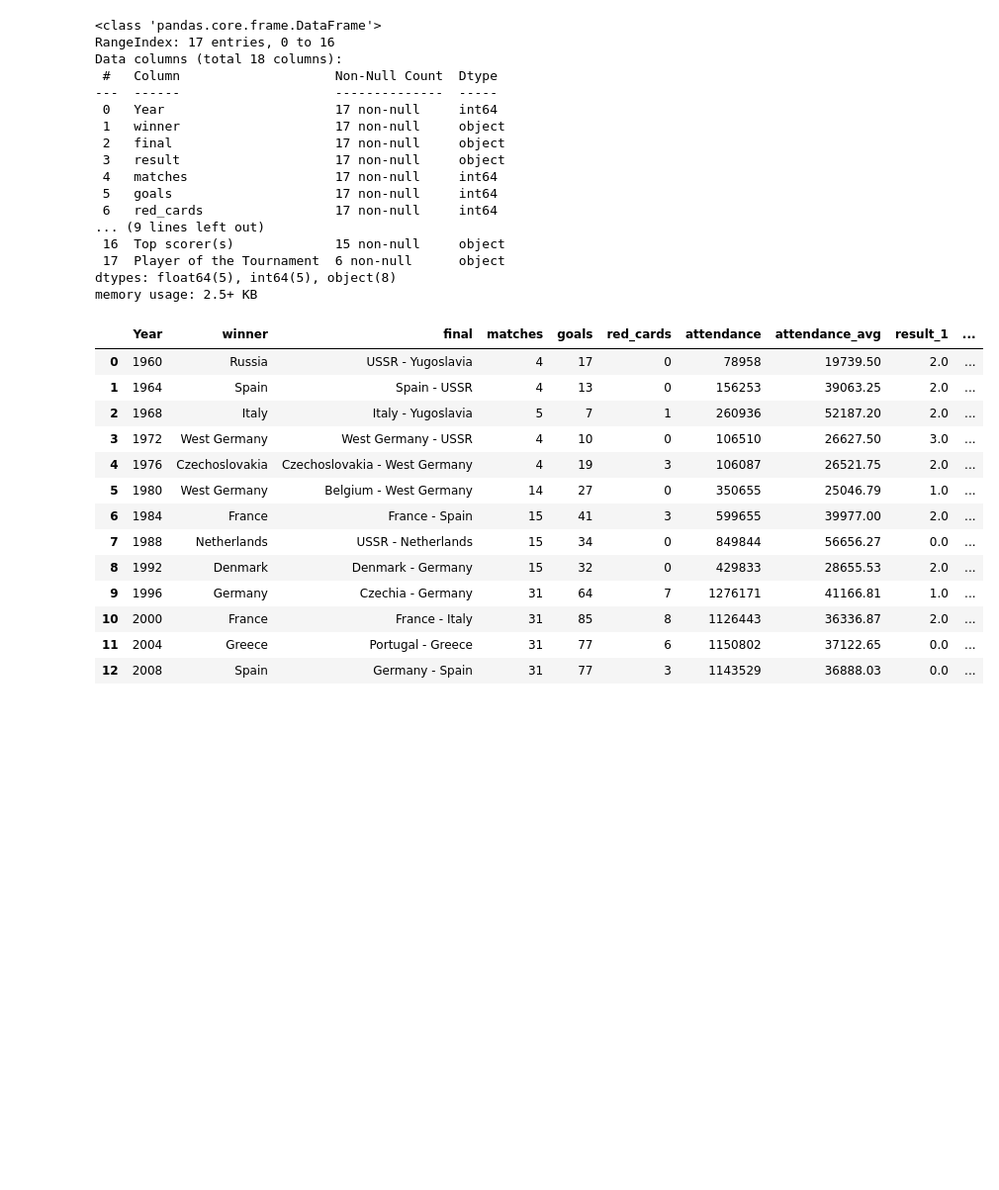
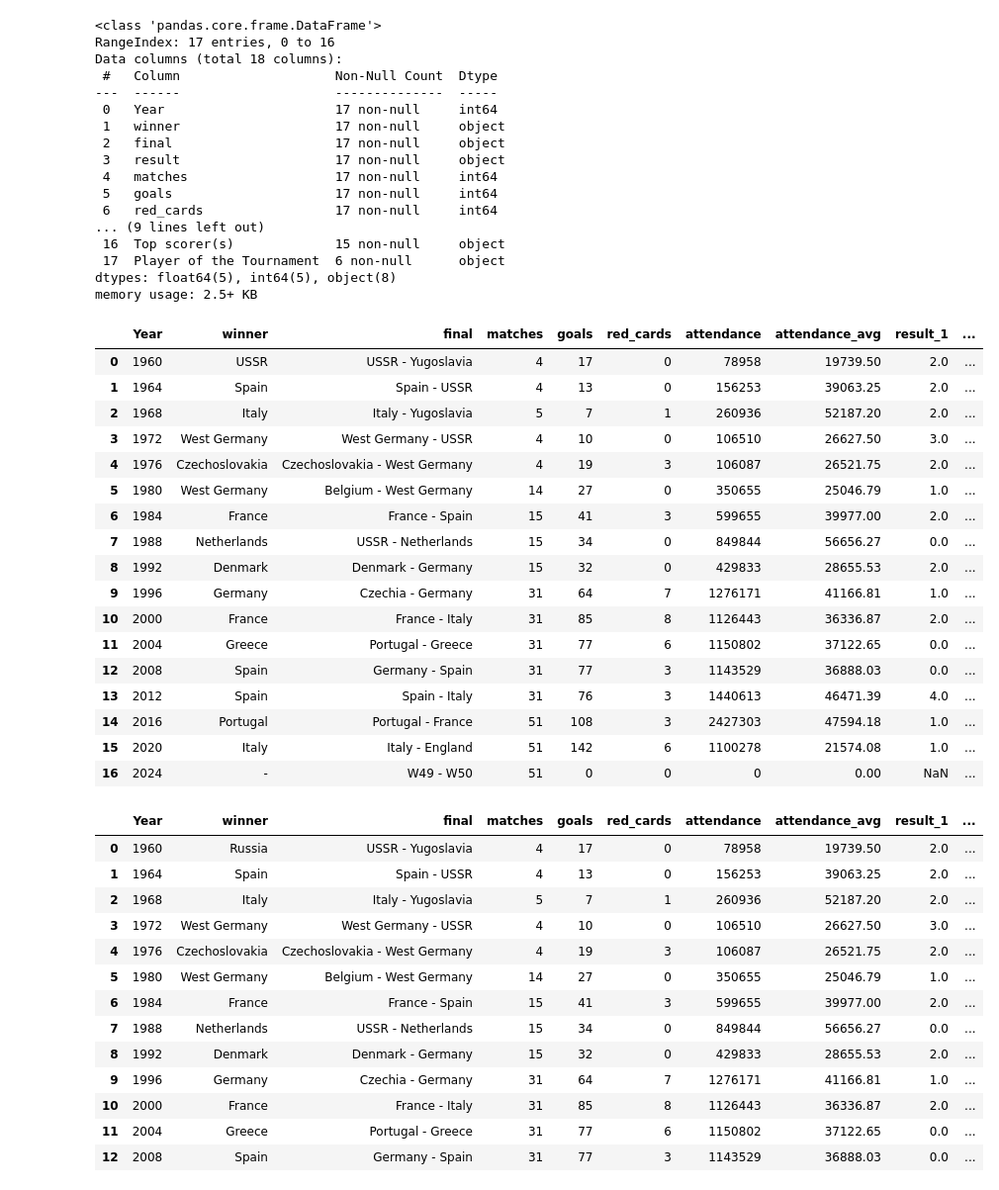
Before and after one commit to FrankRomeroT/H-bito, a Jupyter notebook: Dia 7/euro_champion.ipynb, the cells around one changed output. Shown at 99% size. Drawn from its saved outputs; the diff is of its cells as text; code cells hidden in the pictures; blank space fills up the shorter version.

```diff
--- a/Dia 7/euro_champion.ipynb
+++ b/Dia 7/euro_champion.ipynb
@@ -58,6 +58,27 @@ dtypes: float64(5), int64(5), object(8)
 memory usage: 2.5+ KB
 # %%
 merged_1_2 = merged_1_2.drop(columns=['Winning coach','Top scorer(s)','Player of the Tournament','result'])
+# %%
+merged_1_2.head(20)
+# %% [output]
+|  | Year | winner | final | matches | goals | red_cards | attendance | attendance_avg | result_1 | ... |
+| 0 | 1960 | USSR | USSR - Yugoslavia | 4 | 17 | 0 | 78958 | 19739.50 | 2.0 | ... |
+| 1 | 1964 | Spain | Spain - USSR | 4 | 13 | 0 | 156253 | 39063.25 | 2.0 | ... |
+| 2 | 1968 | Italy | Italy - Yugoslavia | 5 | 7 | 1 | 260936 | 52187.20 | 2.0 | ... |
+| 3 | 1972 | West Germany | West Germany - USSR | 4 | 10 | 0 | 106510 | 26627.50 | 3.0 | ... |
+| 4 | 1976 | Czechoslovakia | Czechoslovakia - West Germany | 4 | 19 | 3 | 106087 | 26521.75 | 2.0 | ... |
+| 5 | 1980 | West Germany | Belgium - West Germany | 14 | 27 | 0 | 350655 | 25046.79 | 1.0 | ... |
+| 6 | 1984 | France | France - Spain | 15 | 41 | 3 | 599655 | 39977.00 | 2.0 | ... |
+| 7 | 1988 | Netherlands | USSR - Netherlands | 15 | 34 | 0 | 849844 | 56656.27 | 0.0 | ... |
+| 8 | 1992 | Denmark | Denmark - Germany | 15 | 32 | 0 | 429833 | 28655.53 | 2.0 | ... |
+| 9 | 1996 | Germany | Czechia - Germany | 31 | 64 | 7 | 1276171 | 41166.81 | 1.0 | ... |
+| 10 | 2000 | France | France - Italy | 31 | 85 | 8 | 1126443 | 36336.87 | 2.0 | ... |
+| 11 | 2004 | Greece | Portugal - Greece | 31 | 77 | 6 | 1150802 | 37122.65 | 0.0 | ... |
+| 12 | 2008 | Spain | Germany - Spain | 31 | 77 | 3 | 1143529 | 36888.03 | 0.0 | ... |
+| 13 | 2012 | Spain | Spain - Italy | 31 | 76 | 3 | 1440613 | 46471.39 | 4.0 | ... |
+| 14 | 2016 | Portugal | Portugal - France | 51 | 108 | 3 | 2427303 | 47594.18 | 1.0 | ... |
+| 15 | 2020 | Italy | Italy - England | 51 | 142 | 6 | 1100278 | 21574.08 | 1.0 | ... |
+| 16 | 2024 | - | W49 - W50 | 51 | 0 | 0 | 0 | 0.00 | NaN | ... |
 # %%
 merged_1_2.loc[15,'Champion'] = 'Italy'
 merged_1_2.loc[15,'Host'] = 'England'
```
Also changed, not shown: parts of 14 cells of this notebook, 5 other files.
